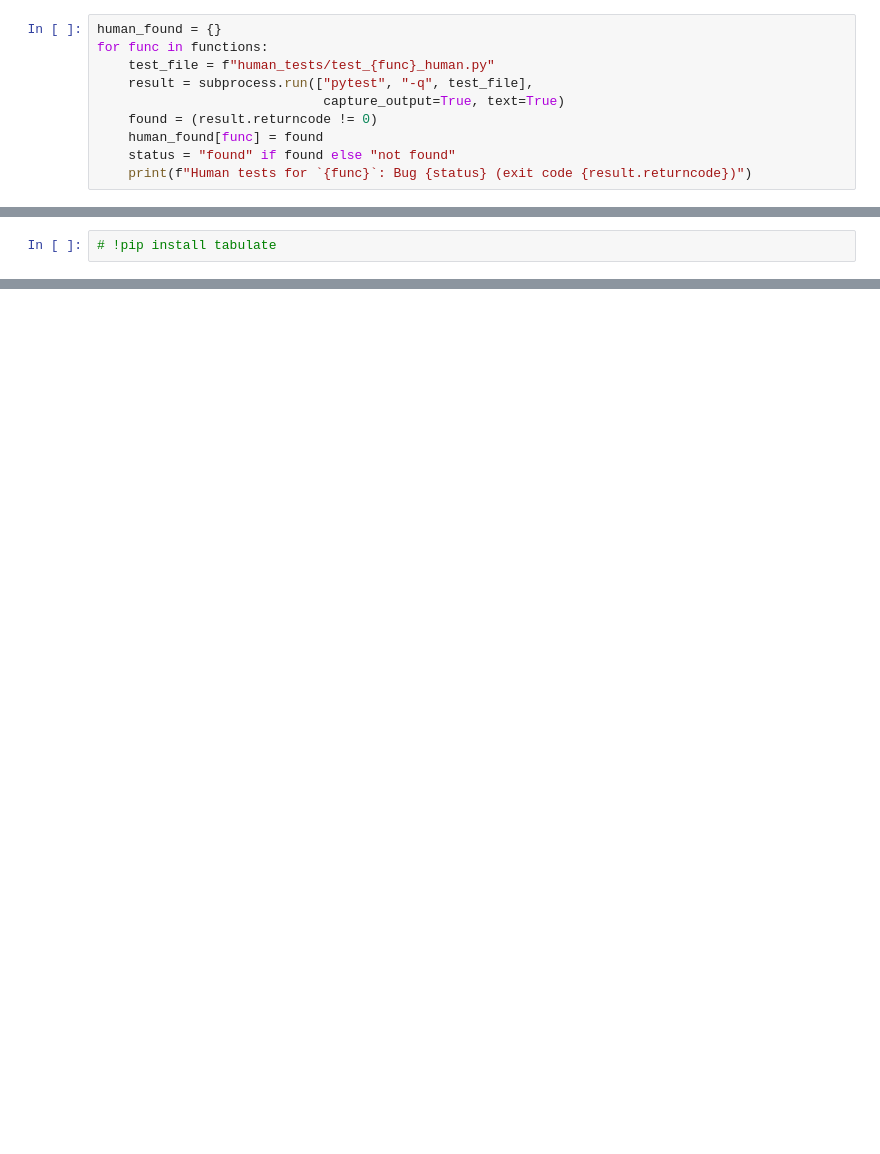
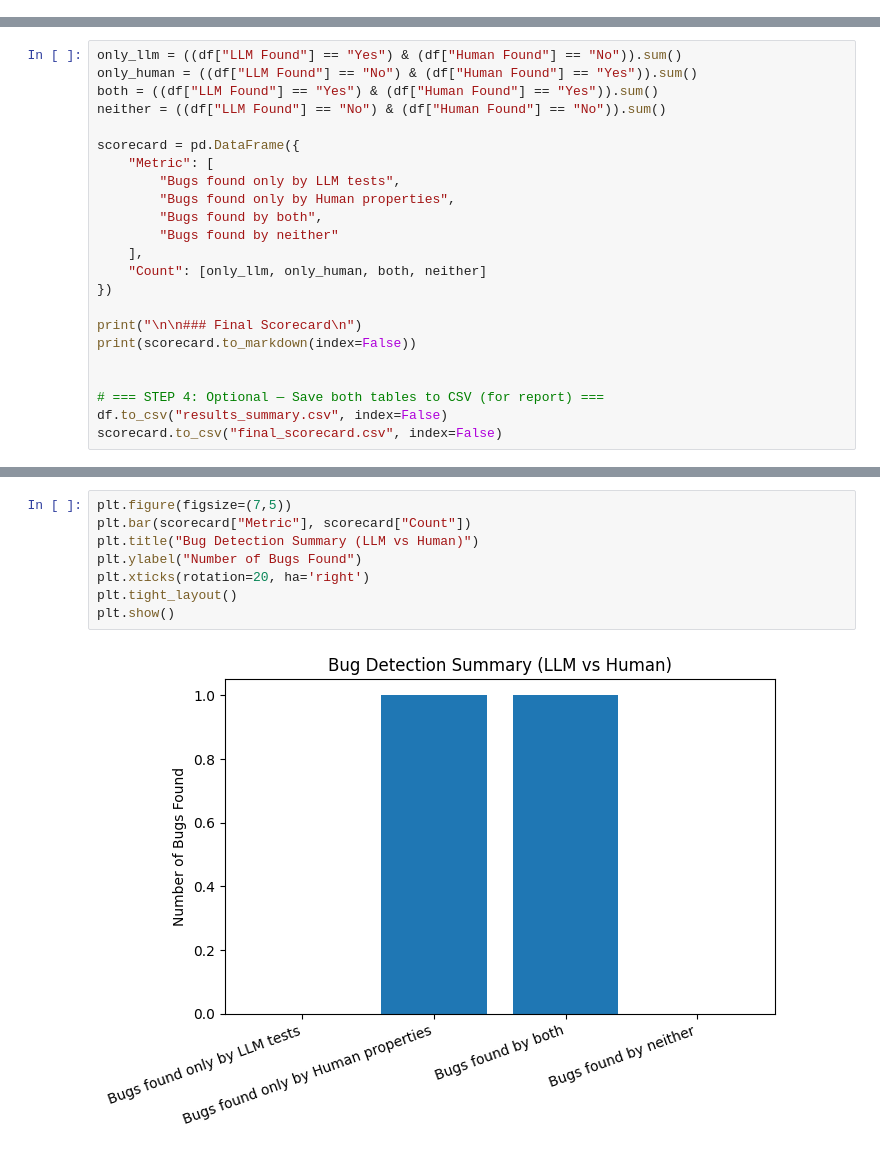
Before and after one commit to omii2403/ssd-final-project, a Jupyter notebook: Report.ipynb, the cells around one changed output, grey strips where cells are left out. Cells and saved outputs as stored; diff of their text form; blank space fills up the shorter version.

Commit message:
Updated report ipynb

```diff
--- a/Report.ipynb
+++ b/Report.ipynb
@@ -21,10 +58,0 @@ LLM tests for `set_Right_most_Unset_Bit`: Bug found (exit code 1)
-# %%
-human_found = {}
-for func in functions:
-    test_file = f"human_tests/test_{func}_human.py"
-    result = subprocess.run(["pytest", "-q", test_file],
-                             capture_output=True, text=True)
-    found = (result.returncode != 0)
-    human_found[func] = found
-    status = "found" if found else "not found"
-    print(f"Human tests for `{func}`: Bug {status} (exit code {result.returncode})")
@@ -51,2 +91,23 @@ print(df.to_markdown(index=False))
 # %%
-# !pip install tabulate
+only_llm = ((df["LLM Found"] == "Yes") & (df["Human Found"] == "No")).sum()
+only_human = ((df["LLM Found"] == "No") & (df["Human Found"] == "Yes")).sum()
+both = ((df["LLM Found"] == "Yes") & (df["Human Found"] == "Yes")).sum()
+neither = ((df["LLM Found"] == "No") & (df["Human Found"] == "No")).sum()
+
+scorecard = pd.DataFrame({
+    "Metric": [
+        "Bugs found only by LLM tests",
+        "Bugs found only by Human properties",
+        "Bugs found by both",
+        "Bugs found by neither"
+    ],
+    "Count": [only_llm, only_human, both, neither]
+})
+
+print("\n\n### Final Scorecard\n")
+print(scorecard.to_markdown(index=False))
+
+
+# === STEP 4: Optional — Save both tables to CSV (for report) ===
+df.to_csv("results_summary.csv", index=False)
+scorecard.to_csv("final_scorecard.csv", index=False)
@@ -52,0 +123,10 @@ print(df.to_markdown(index=False))
+# %%
+plt.figure(figsize=(7,5))
+plt.bar(scorecard["Metric"], scorecard["Count"])
+plt.title("Bug Detection Summary (LLM vs Human)")
+plt.ylabel("Number of Bugs Found")
+plt.xticks(rotation=20, ha='right')
+plt.tight_layout()
+plt.show()
+# %% [output]
+[figure, added]
```
Also changed, not shown: parts of 6 cells of this notebook, 13 other files.
